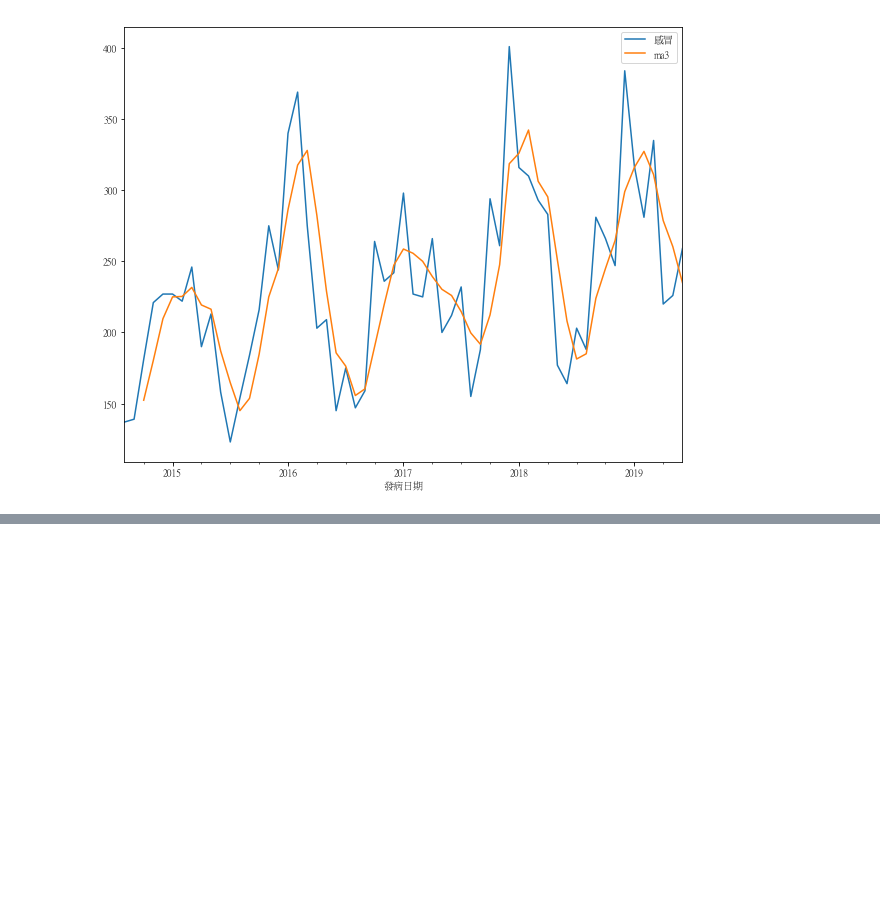
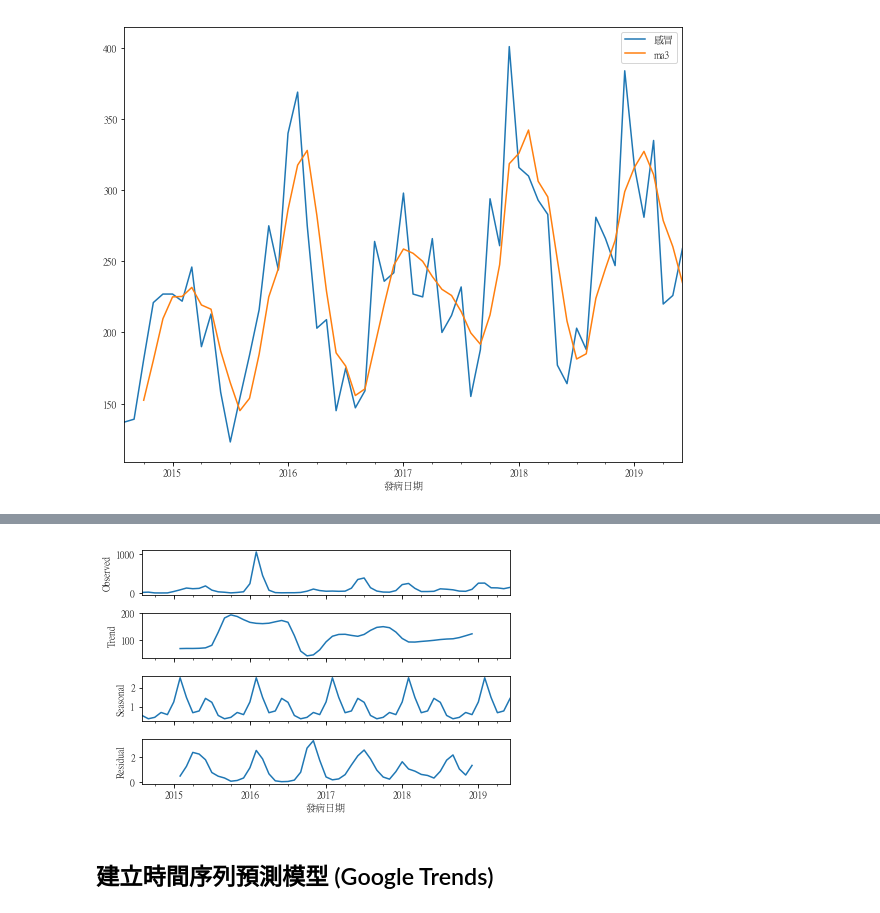
Before and after one commit to ywchiu/cdc_course, a Jupyter notebook: Demo20190705.ipynb, the cells around one changed output, grey strips where cells are left out. Cells and saved outputs as stored; diff of their text form; code cells hidden in the pictures; blank space fills up the shorter version.

```diff
--- a/Demo20190705.ipynb
+++ b/Demo20190705.ipynb
@@ -175,0 +182,8 @@ m[['感冒','ma3']].plot(kind = 'line', figsize = [10,8])
+# %%
+from statsmodels.tsa.seasonal import seasonal_decompose
+result = seasonal_decompose(m['確定病例數'], model='mul')
+result.plot();
+# %% [output]
+[figure, added]
+# %% [markdown]
+## 建立時間序列預測模型 (Google Trends)
```
Also changed, not shown: parts of 52 cells of this notebook.
